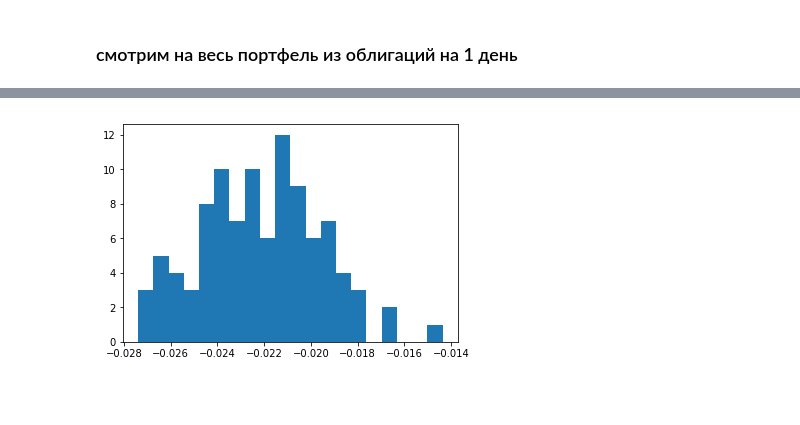
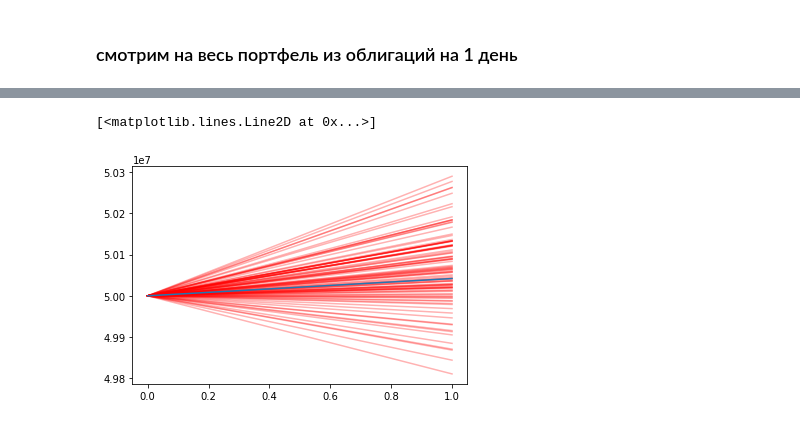
Before and after one commit to umanetz/risk_management, a Jupyter notebook: Bonds_VaR_for_all_2018.ipynb, the cells around one changed output, grey strips where cells are left out. Drawn from its saved outputs; the diff is of its cells as text; code cells hidden in the pictures; blank space fills up the shorter version.

```diff
--- a/Bonds_VaR_for_all_2018.ipynb
+++ b/Bonds_VaR_for_all_2018.ipynb
@@ -15,7 +15,7 @@ def minimizeNLogLikelihood(r):
     dt = 1
     rt = r
     N = r.shape[0]
-    params0 = np.array([0.0000001,0.0000001,0.0000001])
+    params0 = np.array([0.0000001,0.5, 0.0000001])
 
     def VasicekLogLikelihood(params):
         alpha, b, sigma = params[0], params[1], params[2]
@@ -38,8 +38,8 @@ def MSE(r):
     params_opt = minimize(VasicekLogLikelihood, params0, method='Powell')
     return params_opt.x
 # %%
-def ClosestTradeDate(day, dates):
-    return dates[dates <= day][-1]
+def ClosestTradeDate(day, days_for_predict, dates):
+    return dates[dates < day][-days_for_predict]
 # %%
 def estimate_params(components, n_components):
     params = np.zeros((n_components,3))
@@ -187,16 +187,15 @@ def estimate_price(bond_count, bond_info, N, tradeDate):
 ### смотрим на весь портфель из облигаций на 1 день
 # %%
 def load_real_price(bond_count, price_data, tradeDate, forecastDate):
-    p0 = np.array([])
-    p_last = np.array([])
+    price_path = []
 
     for i in range(bond_count):
 #         bond_price = pd.read_excel('New data/офз_данные.xlsx', i, index_col=2).iloc[:, 6:7]
 #         bond_price.columns=['price']
         bond_price = price_data[i]
 
-        p0 = np.append(p0, bond_price.loc[tradeDate]['price'])
-        p_last = np.append(p_last, bond_price.loc[forecastDate]['price'])
+        price_path.append(bond_price.loc[tradeDate:forecastDate+1]['price'])
+
 
 #         bond_result = bond_info[i]
 #         dates_index = pd.date_range(tradeDate1, bond_result['expDate'])[:-1]
@@ -204,7 +203,7 @@ def load_real_price(bond_count, price_data, tradeDate, forecastDate):
 
 
 
-    return p0, p_last
+    return np.array(price_path)
 # %%
 def pricePortfolioInitial(p_real, bond_value = 1):
     w = bond_value/p_real
@@ -278,10 +281,10 @@ components = pca.fit_transform(ir_diff)
 result = []
 startDate0 = np.datetime64('2015-01-01')
 finishDate = np.datetime64('2018-12-31')
-startDate18 = np.datetime64('2018-01-08')
+startDate18 = np.datetime64('2018-01-10')
 
-days_for_predict = 10
-bond_count =2
+days_for_predict = 1
+bond_count = 5
 N = 100
 z = 0
 
@@ -297,7 +300,7 @@ for forecastDate in dates[(dates >= startDate18) & (dates <= finishDate)][:]:
 
     startDate = startDate0# + (forecastDate - startDate18)
 
-    tradeDate =  ClosestTradeDate(forecastDate-1, dates)
+    tradeDate =  ClosestTradeDate(forecastDate, days_for_predict, dates)
 
     print('last traid date before forecase', tradeDate)
     print('forecast date', forecastDate)
@@ -306,26 +309,27 @@ for forecastDate in dates[(dates >= startDate18) & (dates <= finishDate)][:]:
 #     pca = PCA(n_components=n_components)
 #     components_for = pca.fit_transform(ir_diff.loc[startDate : tradeDate])
     components_for = components[(dates <= tradeDate) & (dates >= startDate)]
-    params = estimate_params_MSE(components_for, n_components)
+    params = estimate_params(components_for, n_components)
+
     #print(params)
     r0_diff = components_for[-1]
-    r0 = ir.loc[ClosestTradeDate(tradeDate-1, dates)]
+    r0 = ir.loc[ClosestTradeDate(forecastDate, days_for_predict, dates)]
 
     bond_info = estimate_r(bond_count, params,  r0_diff, days_for_predict=days_for_predict, N=N)
     bond_info = interpolate(bond_count, pca, r0, bond_info, N, days_for_predict)
     bond_info = estimate_price(bond_count, bond_info, N, tradeDate)
 
-    p0, p_last = load_real_price(bond_count, bond_price, tradeDate, forecastDate)
+    price_market = load_real_price(bond_count, bond_price, tradeDate, forecastDate)
 
-    bond_info = make_true_price_path(bond_count, bond_info, p0, N, days_for_predict)
+    bond_info = make_true_price_path(bond_count, bond_info, price_market[:, 0], N, days_for_predict)
 
     porfolio_path = np.array([bond_info[i]['price_path'] for i in range(bond_count)])
 
     amount0 = np.array([10e6]*bond_count)
 
-    VaR, distr, portfolio_value = estimate_VaR(amount0, porfolio_path, N)
+    VaR, last_value, portfolio_value = estimate_VaR(amount0, porfolio_path, N)
 
-    loss = real_loss(p0, p_last, amount0 )
+    loss, history = real_loss(price_market, amount0 )
 
     print('VaR', VaR, 'loss', loss)
 
@@ -364,4 +359,8 @@ plt.plot(np.vstack([[amount0.sum()]*N, portfolio_value])[:10]);
-# %%
-plt.hist(distr, bins=20);
-# %% [output]
-[figure, removed]
+# %%
+for i in range(100):
+    plt.plot( portfolio_value[i], c='r', alpha=0.3)
+
+plt.plot(history)
+# %% [output]
+[<matplotlib.lines.Line2D at 0x...>]
+[figure, added]
```
Also changed, not shown: parts of 7 cells of this notebook.
